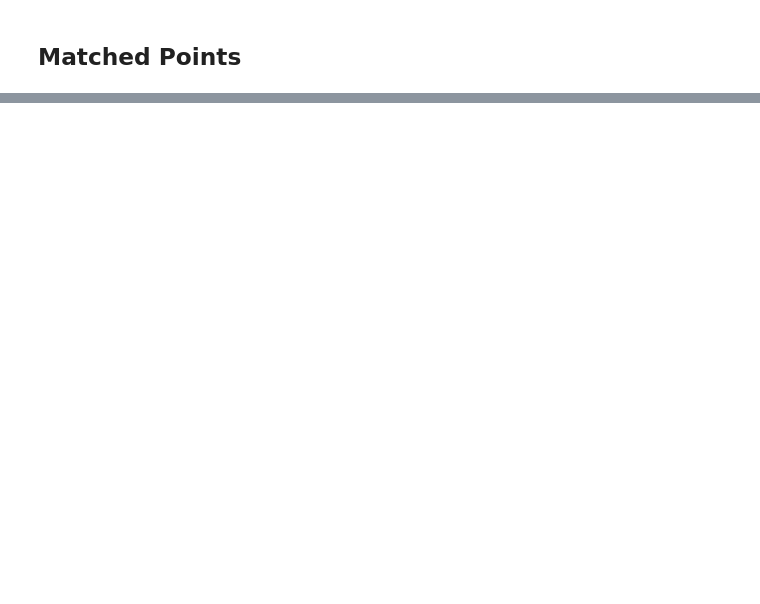
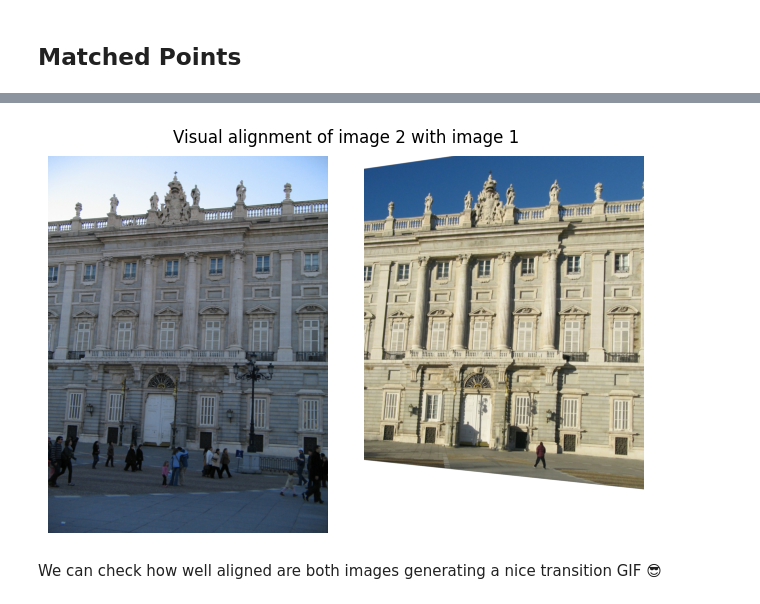
Before and after one commit to cvg/GlueStick, a Jupyter notebook: gluestick_matching_demo.ipynb, the cells around one changed output, grey strips where cells are left out. Cells and saved outputs as stored; diff of their text form; code cells hidden in the pictures; blank space fills up the shorter version.

Commit message:
Adding licence section into README and Homography example in Google Colab demo

```diff
--- a/gluestick_matching_demo.ipynb
+++ b/gluestick_matching_demo.ipynb
@@ -230,0 +258,23 @@ plot_matches(matched_kps0, matched_kps1, 'green', lw=1, ps=0)
+# %%
+import homography_est as hest
+
+line_seg0 = [hest.LineSegment(l[0], l[1])
+             for l in matched_lines0.reshape(-1, 2, 2)]
+line_seg1 = [hest.LineSegment(l[0], l[1])
+             for l in matched_lines1.reshape(-1, 2, 2)]
+
+tol_px = 1.0
+H = hest.ransac_point_line_homography(matched_kps0, matched_kps1, line_seg0, line_seg1, tol_px, False, [], [])
+
+color0 = cv2.cvtColor(cv2.imread(img_path0), cv2.COLOR_BGR2RGBA)
+color1 = cv2.cvtColor(cv2.imread(img_path1), cv2.COLOR_BGR2RGBA)
+
+warped = cv2.warpPerspective(color1, H, color0.shape[:2][::-1])
+
+plot_images([color0, warped], pad=2.6)
+plt.suptitle('Visual alignment of image 2 with image 1')
+plt.show()
+# %% [output]
+[figure, added]
+# %% [markdown]
+We can check how well aligned are both images generating a nice transition GIF 😎
```
Also changed, not shown: parts of 12 cells of this notebook, 1 other file.
